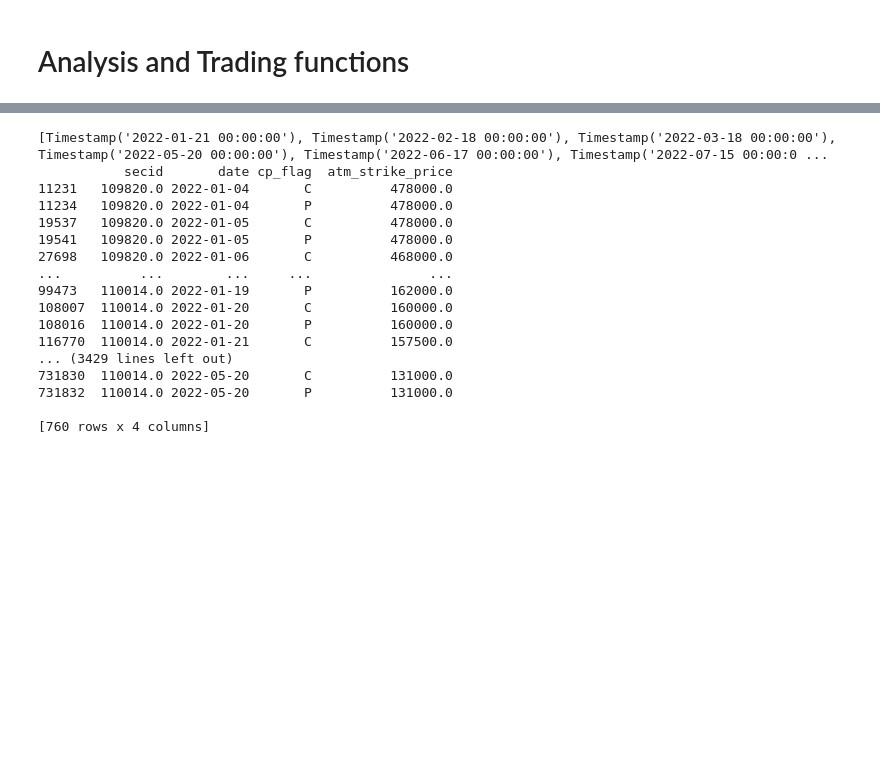
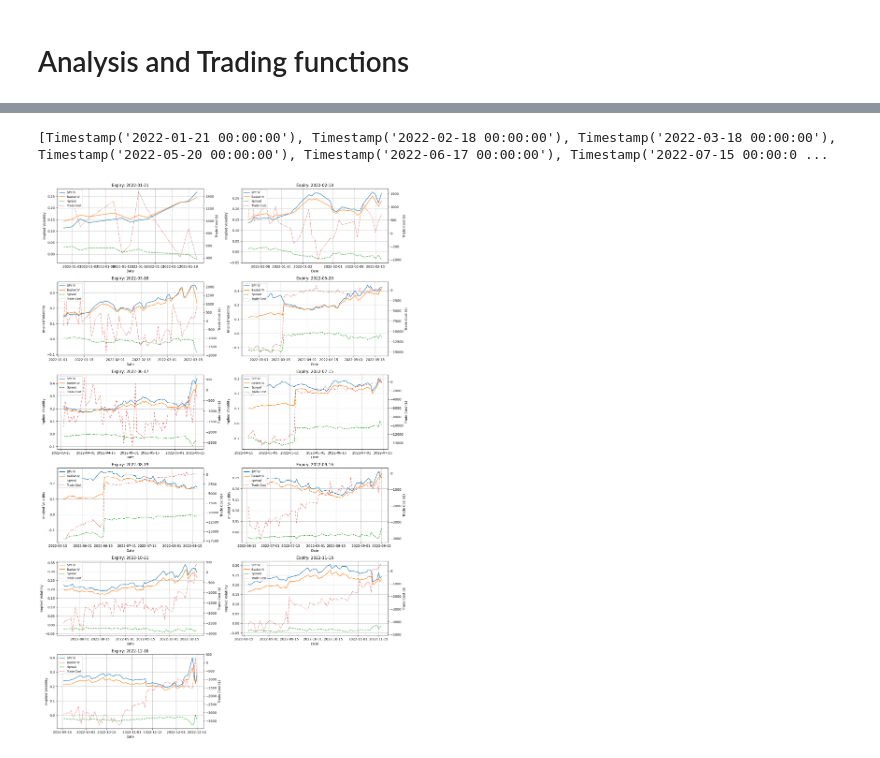
Before and after one commit to changjulian17/ibkr-connection, a Jupyter notebook: research/dispersion_trade_v0.ipynb, the cells around one changed output, grey strips where cells are left out. Saved outputs shown, nothing was run; the diff lists cells and outputs as text; code cells hidden in the pictures; blank space fills up the shorter version.

```diff
--- a/research/dispersion_trade_v0.ipynb
+++ b/research/dispersion_trade_v0.ipynb
@@ -554,7 +514,7 @@ print(f"Total cost of trade: {total_cost:2f}")
 Total cost of trade: 433.000000
 # %%
 # Get all unique 3rd Friday expiry dates in 2023
-df = filtered_option_data[filtered_option_data['exdate'] <= pd.to_datetime('2023-05-31')]
+df = filtered_option_data[filtered_option_data['exdate'] <= pd.to_datetime('2022-12-31')]
 third_fridays = [x for x in sorted(df['exdate'].unique()) if is_third_friday(x)]
 print(third_fridays)
 n = len(third_fridays)
@@ -597,46 +557,31 @@ for i, exdate_target in enumerate(third_fridays):
                 spreads.append(spread)
                 costs.append(total_cost)
                 dates.append(dt)
         except Exception:
             print(f"Error processing date {dt} for expiry {exdate_target}: {e}")
             break
     if dates:
         ax = axes[i]
         ax.plot(dates, spy_ivs, label="SPY IV")
         ax.plot(dates, basket_ivs, label="Basket IV")
         ax.plot(dates, spreads, label="Spread", linestyle='--')
         ax2 = ax.twinx()
         ax2.plot(dates, costs, label="Trade Cost", color='tab:red', linestyle=':')
         ax.set_title(f"Expiry: {exdate_target.date()}")
         ax.set_xlabel("Date")
         ax.set_ylabel("Implied Volatility")
         ax2.set_ylabel("Trade Cost ($)")
         lines, labels = ax.get_legend_handles_labels()
         lines2, labels2 = ax2.get_legend_handles_labels()
         ax2.legend(lines + lines2, labels + labels2, fontsize='small', loc='upper left')
         ax.grid(True)
 
 # Hide any unused subplots
 for j in range(i + 1, len(axes)):
     fig.delaxes(axes[j])
 
 plt.tight_layout()
 plt.show()
 # %% [output]
 [Timestamp('2022-01-21 00:00:00'), Timestamp('2022-02-18 00:00:00'), Timestamp('2022-03-18 00:00:00'), Timestamp('2022-05-20 00:00:00'), Timestamp('2022-06-17 00:00:00'), Timestamp('2022-07-15 00:00:0 ...
-           secid       date cp_flag  atm_strike_price
-11231   109820.0 2022-01-04       C          478000.0
-11234   109820.0 2022-01-04       P          478000.0
-19537   109820.0 2022-01-05       C          478000.0
-19541   109820.0 2022-01-05       P          478000.0
-27698   109820.0 2022-01-06       C          468000.0
-...          ...        ...     ...               ...
-99473   110014.0 2022-01-19       P          162000.0
-108007  110014.0 2022-01-20       C          160000.0
-108016  110014.0 2022-01-20       P          160000.0
-116770  110014.0 2022-01-21       C          157500.0
-... (3429 lines left out)
-731830  110014.0 2022-05-20       C          131000.0
-731832  110014.0 2022-05-20       P          131000.0
-
-[760 rows x 4 columns]
+[figure, added]
```
Also changed, not shown: parts of 9 cells of this notebook, 2 other files.
